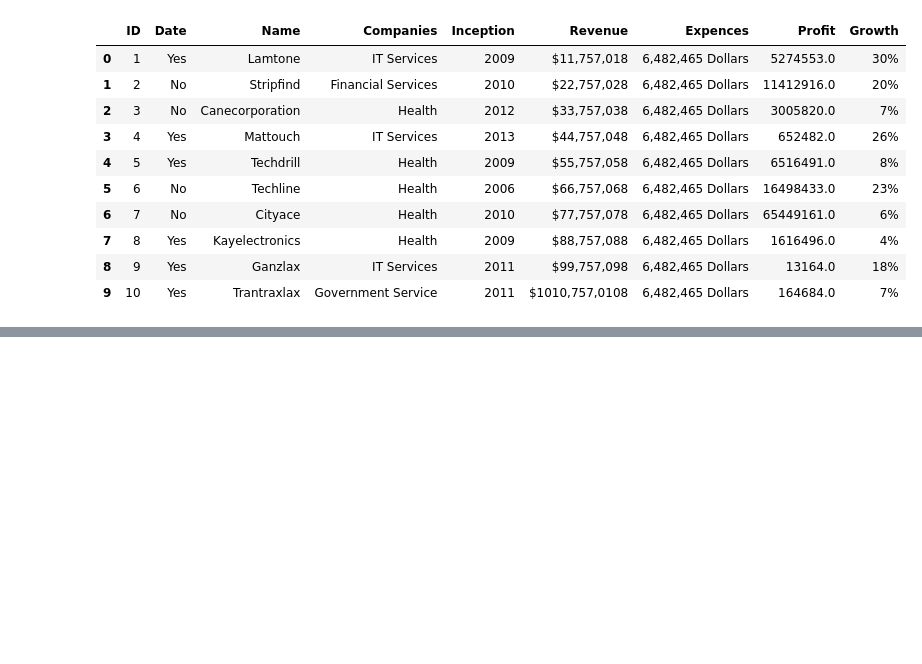
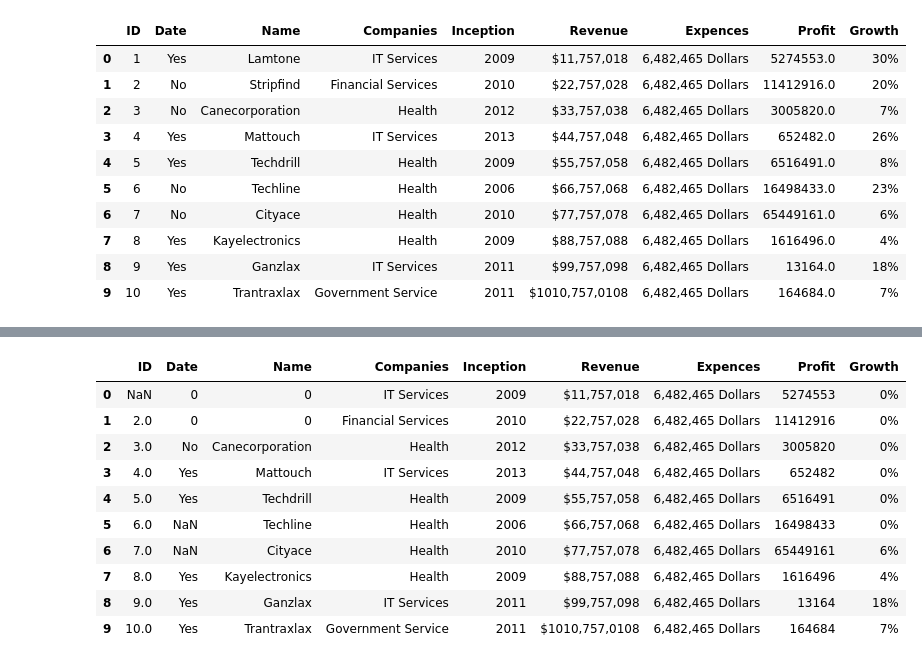
Before and after one commit to Roushan-World/DA_04-06PM, a Jupyter notebook: 2.Writing_Csv.ipynb, the cells around one changed output, grey strips where cells are left out. Drawn from its saved outputs; the diff is of its cells as text; code cells hidden in the pictures; blank space fills up the shorter version.

```diff
--- a/2.Writing_Csv.ipynb
+++ b/2.Writing_Csv.ipynb
@@ -101,0 +248,14 @@ df1
+# %%
+df1
+# %% [output]
+|  | ID | Date | Name | Companies | Inception | Revenue | Expences | Profit | Growth |
+| 0 | NaN | 0 | 0 | IT Services | 2009 | $11,757,018 | 6,482,465 Dollars | 5274553 | 0% |
+| 1 | 2.0 | 0 | 0 | Financial Services | 2010 | $22,757,028 | 6,482,465 Dollars | 11412916 | 0% |
+| 2 | 3.0 | No | Canecorporation | Health | 2012 | $33,757,038 | 6,482,465 Dollars | 3005820 | 0% |
+| 3 | 4.0 | Yes | Mattouch | IT Services | 2013 | $44,757,048 | 6,482,465 Dollars | 652482 | 0% |
+| 4 | 5.0 | Yes | Techdrill | Health | 2009 | $55,757,058 | 6,482,465 Dollars | 6516491 | 0% |
+| 5 | 6.0 | NaN | Techline | Health | 2006 | $66,757,068 | 6,482,465 Dollars | 16498433 | 0% |
+| 6 | 7.0 | NaN | Cityace | Health | 2010 | $77,757,078 | 6,482,465 Dollars | 65449161 | 6% |
+| 7 | 8.0 | Yes | Kayelectronics | Health | 2009 | $88,757,088 | 6,482,465 Dollars | 1616496 | 4% |
+| 8 | 9.0 | Yes | Ganzlax | IT Services | 2011 | $99,757,098 | 6,482,465 Dollars | 13164 | 18% |
+| 9 | 10.0 | Yes | Trantraxlax | Government Service | 2011 | $1010,757,0108 | 6,482,465 Dollars | 164684 | 7% |
```
Also changed, not shown: parts of 15 cells of this notebook.
